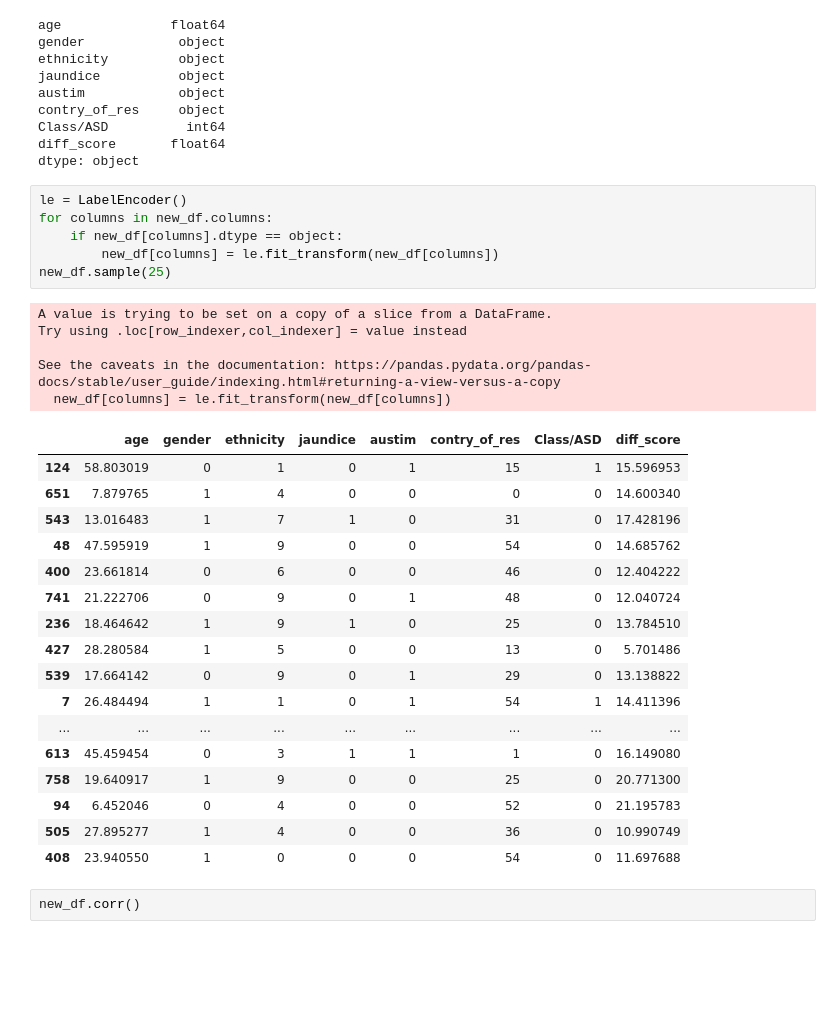
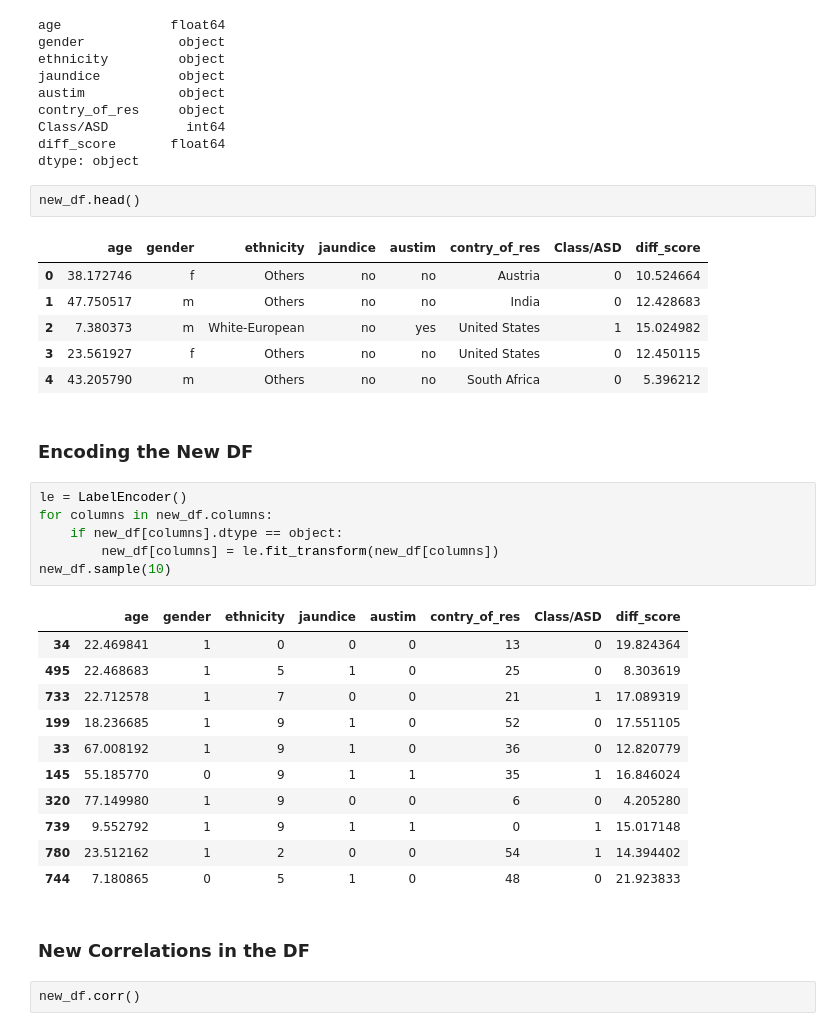
Before and after one commit to juanegarcia18/Projects_2022, a Jupyter notebook: Autism_Prediction/Autism_Prediction.ipynb, the cells around one changed output. Drawn from its saved outputs; the diff is of its cells as text; blank space fills up the shorter version.

```diff
--- a/Autism_Prediction/Autism_Prediction.ipynb
+++ b/Autism_Prediction/Autism_Prediction.ipynb
@@ -391,35 +417,37 @@ contry_of_res     object
 Class/ASD          int64
 diff_score       float64
 dtype: object
+# %%
+new_df.head()
+# %% [output]
+|  | age | gender | ethnicity | jaundice | austim | contry_of_res | Class/ASD | diff_score |
+| 0 | 38.172746 | f | Others | no | no | Austria | 0 | 10.524664 |
+| 1 | 47.750517 | m | Others | no | no | India | 0 | 12.428683 |
+| 2 | 7.380373 | m | White-European | no | yes | United States | 1 | 15.024982 |
+| 3 | 23.561927 | f | Others | no | no | United States | 0 | 12.450115 |
+| 4 | 43.205790 | m | Others | no | no | South Africa | 0 | 5.396212 |
+# %% [markdown]
+### Encoding the New DF
 # %%
 le = LabelEncoder()
 for columns in new_df.columns:
     if new_df[columns].dtype == object:
         new_df[columns] = le.fit_transform(new_df[columns])
-new_df.sample(25)
+new_df.sample(10)
 # %% [output]
-A value is trying to be set on a copy of a slice from a DataFrame.
-Try using .loc[row_indexer,col_indexer] = value instead
-
-See the caveats in the documentation: https://pandas.pydata.org/pandas-docs/stable/user_guide/indexing.html#returning-a-view-versus-a-copy
-  new_df[columns] = le.fit_transform(new_df[columns])
 |  | age | gender | ethnicity | jaundice | austim | contry_of_res | Class/ASD | diff_score |
-| 124 | 58.803019 | 0 | 1 | 0 | 1 | 15 | 1 | 15.596953 |
-| 651 | 7.879765 | 1 | 4 | 0 | 0 | 0 | 0 | 14.600340 |
-| 543 | 13.016483 | 1 | 7 | 1 | 0 | 31 | 0 | 17.428196 |
-| 48 | 47.595919 | 1 | 9 | 0 | 0 | 54 | 0 | 14.685762 |
-| 400 | 23.661814 | 0 | 6 | 0 | 0 | 46 | 0 | 12.404222 |
-| 741 | 21.222706 | 0 | 9 | 0 | 1 | 48 | 0 | 12.040724 |
-| 236 | 18.464642 | 1 | 9 | 1 | 0 | 25 | 0 | 13.784510 |
-| 427 | 28.280584 | 1 | 5 | 0 | 0 | 13 | 0 | 5.701486 |
-| 539 | 17.664142 | 0 | 9 | 0 | 1 | 29 | 0 | 13.138822 |
-| 7 | 26.484494 | 1 | 1 | 0 | 1 | 54 | 1 | 14.411396 |
-| ... | ... | ... | ... | ... | ... | ... | ... | ... |
-| 613 | 45.459454 | 0 | 3 | 1 | 1 | 1 | 0 | 16.149080 |
-| 758 | 19.640917 | 1 | 9 | 0 | 0 | 25 | 0 | 20.771300 |
-| 94 | 6.452046 | 0 | 4 | 0 | 0 | 52 | 0 | 21.195783 |
-| 505 | 27.895277 | 1 | 4 | 0 | 0 | 36 | 0 | 10.990749 |
-| 408 | 23.940550 | 1 | 0 | 0 | 0 | 54 | 0 | 11.697688 |
+| 34 | 22.469841 | 1 | 0 | 0 | 0 | 13 | 0 | 19.824364 |
+| 495 | 22.468683 | 1 | 5 | 1 | 0 | 25 | 0 | 8.303619 |
+| 733 | 22.712578 | 1 | 7 | 0 | 0 | 21 | 1 | 17.089319 |
+| 199 | 18.236685 | 1 | 9 | 1 | 0 | 52 | 0 | 17.551105 |
+| 33 | 67.008192 | 1 | 9 | 1 | 0 | 36 | 0 | 12.820779 |
+| 145 | 55.185770 | 0 | 9 | 1 | 1 | 35 | 1 | 16.846024 |
+| 320 | 77.149980 | 1 | 9 | 0 | 0 | 6 | 0 | 4.205280 |
+| 739 | 9.552792 | 1 | 9 | 1 | 1 | 0 | 1 | 15.017148 |
+| 780 | 23.512162 | 1 | 2 | 0 | 0 | 54 | 1 | 14.394402 |
+| 744 | 7.180865 | 0 | 5 | 1 | 0 | 48 | 0 | 21.923833 |
+# %% [markdown]
+### New Correlations in the DF
 # %%
 new_df.corr()
 # %% [output]
```
Also changed, not shown: parts of 61 cells of this notebook.
